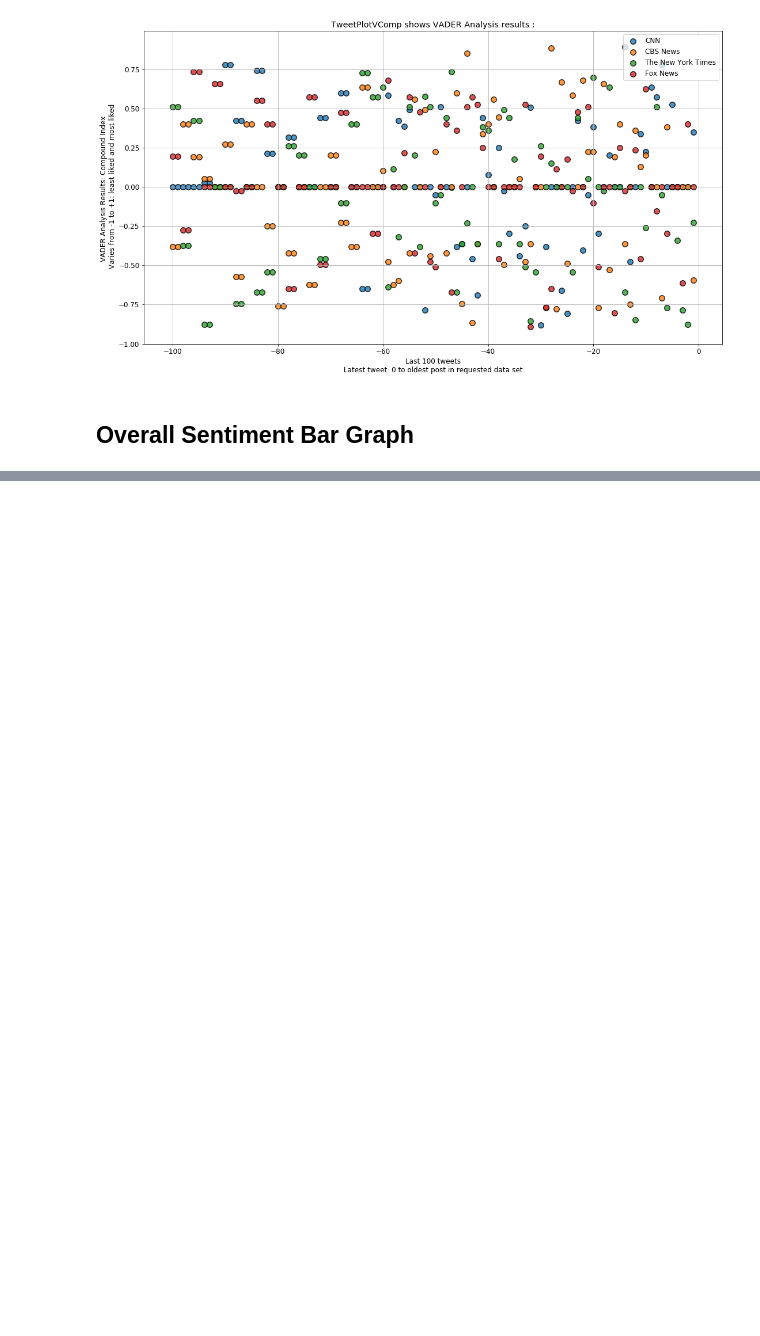
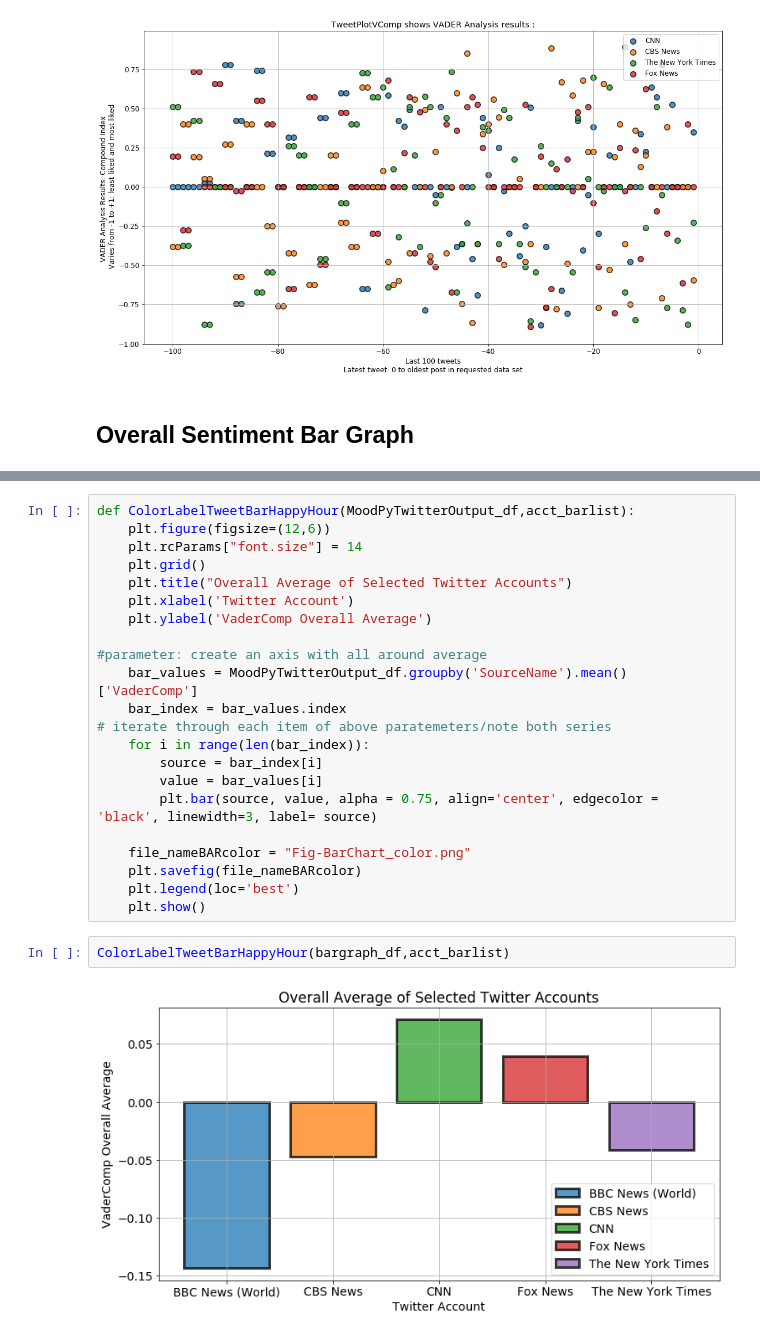
Before and after one commit to attila5287/DU_BigData_hw7_twitter_api_python_pandas, a Jupyter notebook: NewsMoodPy_hw7_Pandas_MatplotLib_Attila.ipynb, the cells around one changed output, grey strips where cells are left out. Cells and saved outputs as stored; diff of their text form; blank space fills up the shorter version.

```diff
--- a/NewsMoodPy_hw7_Pandas_MatplotLib_Attila.ipynb
+++ b/NewsMoodPy_hw7_Pandas_MatplotLib_Attila.ipynb
@@ -231,0 +275,26 @@ VADER Compound Index plotted for:
+# %%
+def ColorLabelTweetBarHappyHour(MoodPyTwitterOutput_df,acct_barlist):
+    plt.figure(figsize=(12,6))
+    plt.rcParams["font.size"] = 14
+    plt.grid()
+    plt.title("Overall Average of Selected Twitter Accounts")
+    plt.xlabel('Twitter Account')
+    plt.ylabel('VaderComp Overall Average')
+
+#parameter: create an axis with all around average
+    bar_values = MoodPyTwitterOutput_df.groupby('SourceName').mean()['VaderComp']
+    bar_index = bar_values.index
+# iterate through each item of above paratemeters/note both series
+    for i in range(len(bar_index)):
+        source = bar_index[i]
+        value = bar_values[i]
+        plt.bar(source, value, alpha = 0.75, align='center', edgecolor = 'black', linewidth=3, label= source)
+
+    file_nameBARcolor = "Fig-BarChart_color.png"
+    plt.savefig(file_nameBARcolor)
+    plt.legend(loc='best')
+    plt.show()
+# %%
+ColorLabelTweetBarHappyHour(bargraph_df,acct_barlist)
+# %% [output]
+[figure, added]
```
Also changed, not shown: parts of 8 cells of this notebook, 3 other files.
